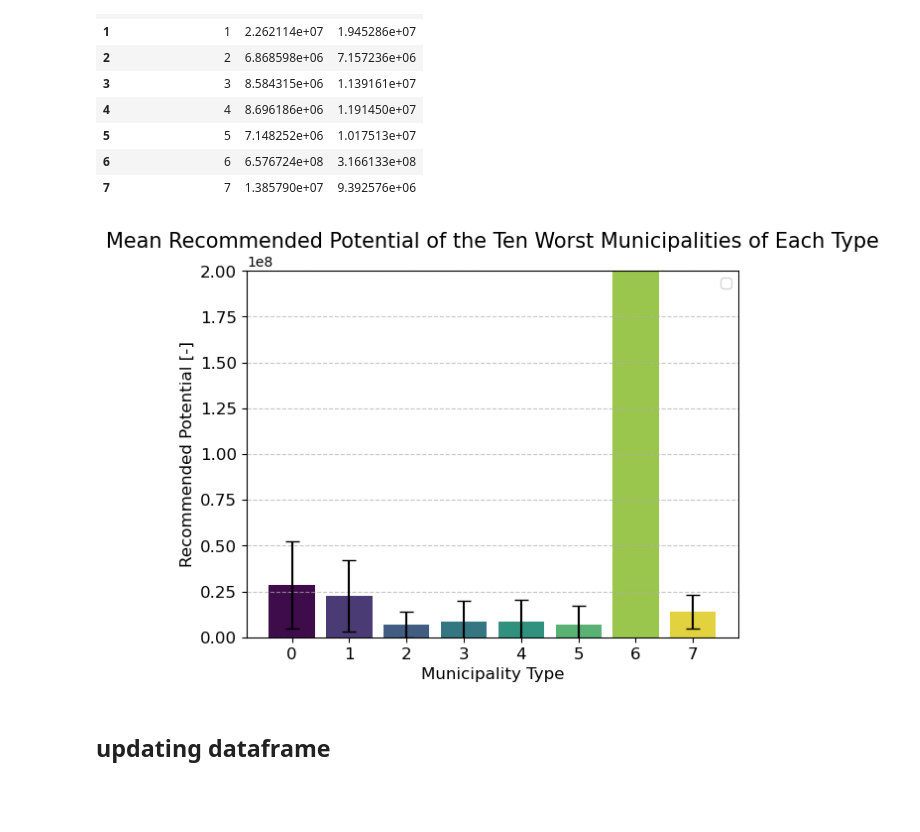
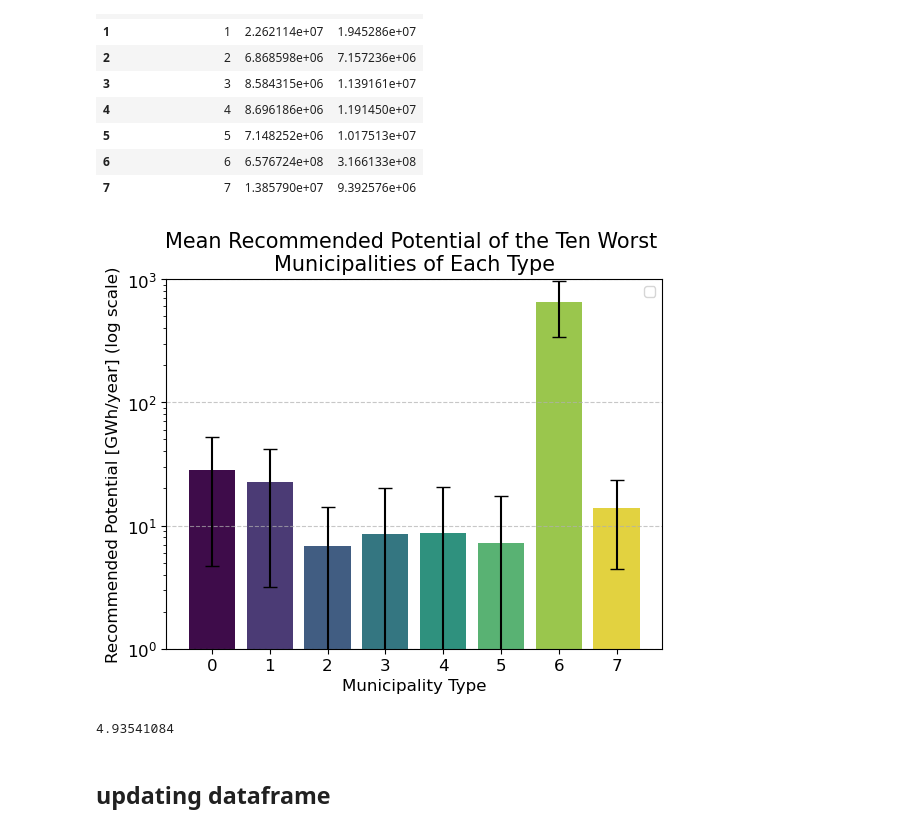
Before and after one commit to matheogodenzi/EnergyTransitionPotential, a Jupyter notebook: source/models/deep_embeddded_clustering.ipynb, the cells around one changed output. Cells and saved outputs as stored; diff of their text form; code cells hidden in the pictures; blank space fills up the shorter version.

```diff
--- a/source/models/deep_embeddded_clustering.ipynb
+++ b/source/models/deep_embeddded_clustering.ipynb
@@ -1311,37 +1395,44 @@ average_std_low_10_reco
 # %%
 # Create the bar plot without the error bars
 sns.barplot(
     x="municipality_type",
     y="mean",
-    data=average_std_low_10_reco,
+    data=average_std_low_10_reco/(10**6),
     hue='municipality_type',
     palette="viridis"
 
 )
 
 # Add error bars using plt.errorbar
 plt.errorbar(
     x=range(len(average_std_low_10_reco)),
-    y=average_std_low_10_reco["mean"],
-    yerr=average_std_low_10_reco["std"],
+    y=average_std_low_10_reco["mean"]/(10**6),
+    yerr=average_std_low_10_reco["std"]/(10**6),
     fmt='none',  # No markers, just error bars
     color='black',
     capsize=5
 )
 
 # Customizing the plot
-plt.grid(axis="y", linestyle='--', alpha=0.7)
-plt.title("Mean Recommended Potential of the Ten Worst Municipalities of Each Type", size=15)
-plt.ylabel("Recommended Potential [-]", size=12)
+plt.grid(axis="y", linestyle='--', alpha=0.7, which="major")
+plt.title("Mean Recommended Potential of the Ten Worst \nMunicipalities of Each Type", size=15)
+plt.ylabel("Recommended Potential [GWh/year] (log scale)", size=12)
 plt.xlabel("Municipality Type", size=12)
 plt.xticks(ticks=range(len(average_std_low_10_reco)), labels=average_std_low_10_reco["municipality_type"], rotation=0, size=12)
 plt.yticks(size=12)
 #plt.ylim([0,0.55])
 plt.legend([])
-plt.ylim([0,2*10**8])
+#plt.ylim([0,2*10**8])
+plt.yscale("log")
+plt.ylim([1, 1000])
 plt.show()
 # %% [output]
-[figure, old version]
+[figure, new version]
+# %%
+#Total swiss current production in TWh/year
+Swiss_solar_potential["total_energy"].sum()/10**9
+# %% [output]
+4.93541084
 # %% [markdown]
 ## updating dataframe
 # %%
```
Also changed, not shown: parts of 11 cells of this notebook, 1 other file.
